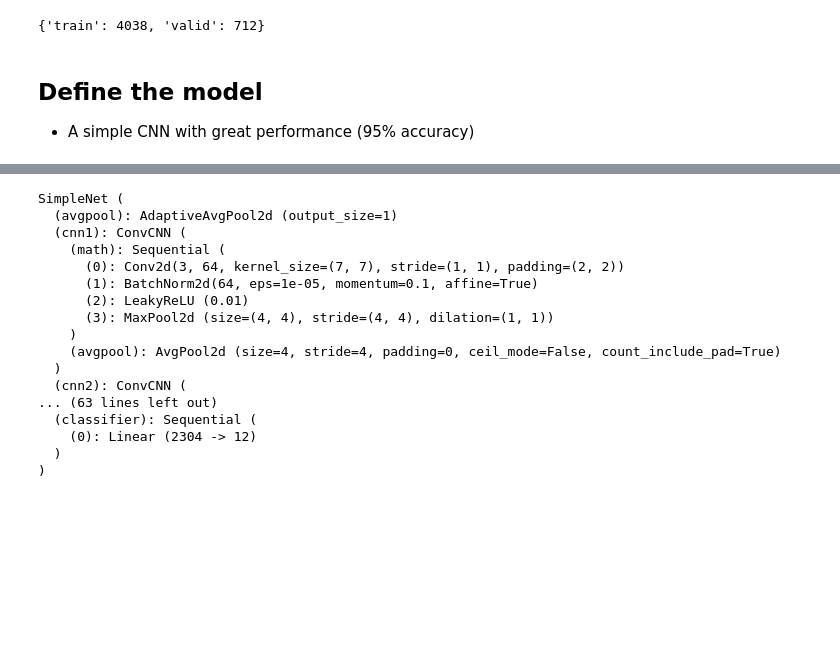
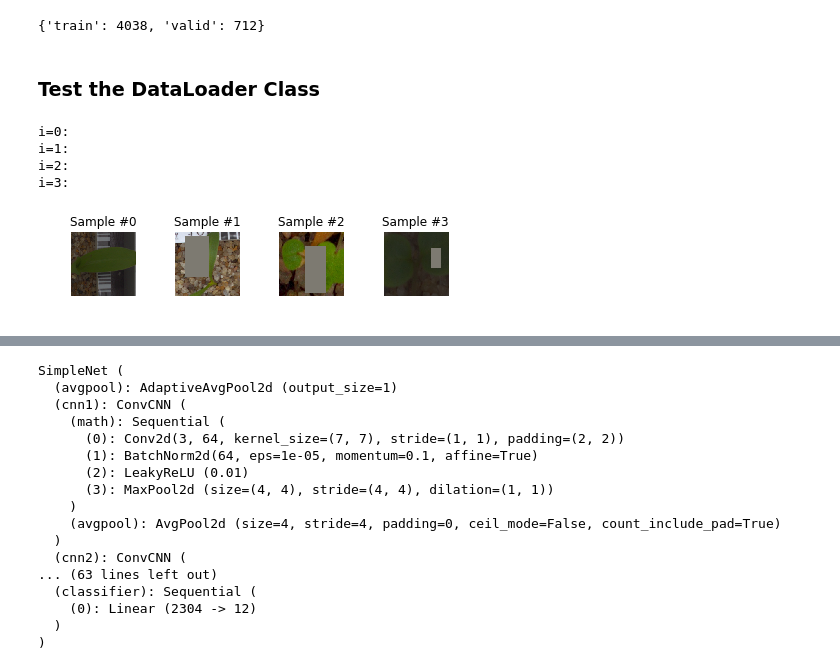
Before and after one commit to sidodan/applied-dl-2018, a Jupyter notebook: lab_0_plant_kaggle_seedlings_pytorch/lab_0_seedlings.ipynb, the cells around one changed output, grey strips where cells are left out. Cells and saved outputs as stored; diff of their text form; code cells hidden in the pictures; blank space fills up the shorter version.

```diff
--- a/lab_0_plant_kaggle_seedlings_pytorch/lab_0_seedlings.ipynb
+++ b/lab_0_plant_kaggle_seedlings_pytorch/lab_0_seedlings.ipynb
@@ -615,6 +620,38 @@ dataset_sizes = {
 print (dataset_sizes)
 # %% [output]
 {'train': 4038, 'valid': 712}
-# %% [markdown]
-## Define the model
-- A simple CNN with great performance (95% accuracy)
+# %% [markdown]
+### Test the DataLoader Class
+# %%
+imagesToShow=4
+
+def flaotTensorToImage(img, mean=0, std=1):
+        """convert a tensor to an image"""
+        img = np.transpose(img.numpy(), (1, 2, 0))
+        img = (img*std+ mean)*255
+        img = img.astype(np.uint8)
+        return img
+
+for i, data in enumerate(t_loader, 0):
+    print('i=%d: '%(i))
+    images, labels = data
+    num = len(images)
+
+    ax = plt.subplot(1, imagesToShow, i + 1)
+    plt.tight_layout()
+    ax.set_title('Sample #{}'.format(i))
+    ax.axis('off')
+
+    for n in range(num):
+        image=images[n]
+        label=labels[n]
+        plt.imshow (flaotTensorToImage(image))
+
+    if i==imagesToShow-1:
+        break
+# %% [output]
+i=0:
+i=1:
+i=2:
+i=3:
+[figure, added]
```
Also changed, not shown: parts of 3 cells of this notebook.
